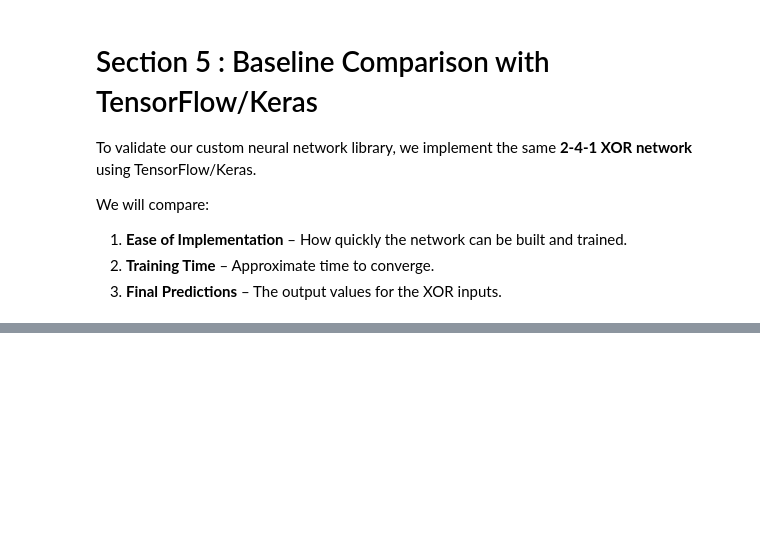
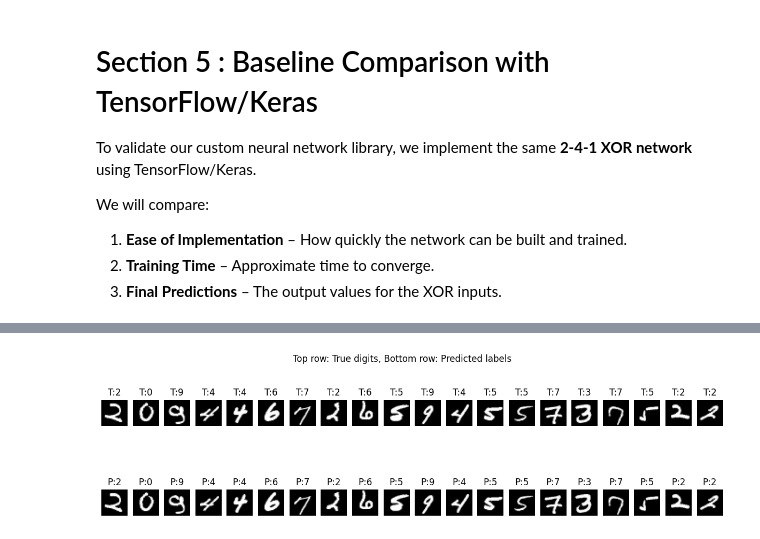
Before and after one commit to OmarMounir20/CI_Project, a Jupyter notebook: notebooks/project_demo.ipynb, the cells around one changed output, grey strips where cells are left out. Saved outputs shown, nothing was run; the diff lists cells and outputs as text; code cells hidden in the pictures; blank space fills up the shorter version.

Commit message:
Final submission: custom NN framework, XOR, autoencoder, TensorFlow comparison

```diff
--- a/notebooks/project_demo.ipynb
+++ b/notebooks/project_demo.ipynb
@@ -164,0 +358,90 @@ We will compare:
+# %%
+# =========================
+# Latent Space SVM Classification
+# =========================
+
+from sklearn.svm import SVC
+from sklearn.preprocessing import StandardScaler
+from sklearn.metrics import accuracy_score, confusion_matrix, classification_report
+import numpy as np
+import matplotlib.pyplot as plt
+
+# -------------------------
+# Function to extract latent features from encoder
+# -------------------------
+def encode(model, X):
+    x = X
+    # Only the encoder part (first 4 layers)
+    for layer in model.layers[:4]:
+        x = layer.forward(x)
+    return x
+
+# -------------------------
+# Extract latent features
+# -------------------------
+X_train_latent = encode(autoencoder, X_train)  # 50,400 samples
+X_val_latent   = encode(autoencoder, X_val)    # 5,600 samples
+X_test_latent  = encode(autoencoder, X_test)   # 14,000 samples
+
+print("Latent feature shape (train):", X_train_latent.shape)
+print("Latent feature shape (val):", X_val_latent.shape)
+print("Latent feature shape (test):", X_test_latent.shape)
+
+# -------------------------
+#  Scale latent features (important for RBF SVM)
+# -------------------------
+scaler = StandardScaler()
+X_train_latent = scaler.fit_transform(X_train_latent)
+X_val_latent   = scaler.transform(X_val_latent)
+X_test_latent  = scaler.transform(X_test_latent)
+
+# -------------------------
+#  Train SVM on latent features
+# -------------------------
+svm = SVC(kernel='rbf')  # RBF kernel for non-linear separation
+svm.fit(X_train_latent, y_train)
+
+# -------------------------
+#  Evaluate SVM
+# -------------------------
+y_train_pred = svm.predict(X_train_latent)
+y_val_pred   = svm.predict(X_val_latent)
+y_test_pred  = svm.predict(X_test_latent)
+
+print(f"SVM Training Accuracy: {accuracy_score(y_train, y_train_pred)*100:.2f}%")
+print(f"SVM Validation Accuracy: {accuracy_score(y_val, y_val_pred)*100:.2f}%")
+print(f"SVM Test Accuracy: {accuracy_score(y_test, y_test_pred)*100:.2f}%\n")
+
+print("Confusion Matrix (Test Set):")
+print(confusion_matrix(y_test, y_test_pred))
+
+print("\nClassification Report (Test Set):")
+print(classification_report(y_test, y_test_pred))
+
+# -------------------------
+#  Visualize some predictions
+# -------------------------
+n = 20
+indices = np.random.choice(len(X_test), n, replace=False)
+
+X_sample = X_test[indices]
+y_true_sample = y_test[indices]
+y_pred_sample = y_test_pred[indices]
+
+plt.figure(figsize=(15,4))
+for i in range(n):
+    # Original image
+    plt.subplot(2, n, i+1)
+    plt.imshow(X_sample[i].reshape(28,28), cmap='gray')
+    plt.axis('off')
+    plt.title(f"T:{y_true_sample[i]}")  # True label
+
+    # Predicted label
+    plt.subplot(2, n, i+n+1)
+    plt.imshow(X_sample[i].reshape(28,28), cmap='gray')
+    plt.axis('off')
+    plt.title(f"P:{y_pred_sample[i]}")  # Predicted label
+
+plt.suptitle("Top row: True digits, Bottom row: Predicted labels")
+plt.show()
+# %% [output]
@@ -164,0 +465 @@ We will compare:
+[figure, added]
```
Also changed, not shown: parts of 12 cells of this notebook.
